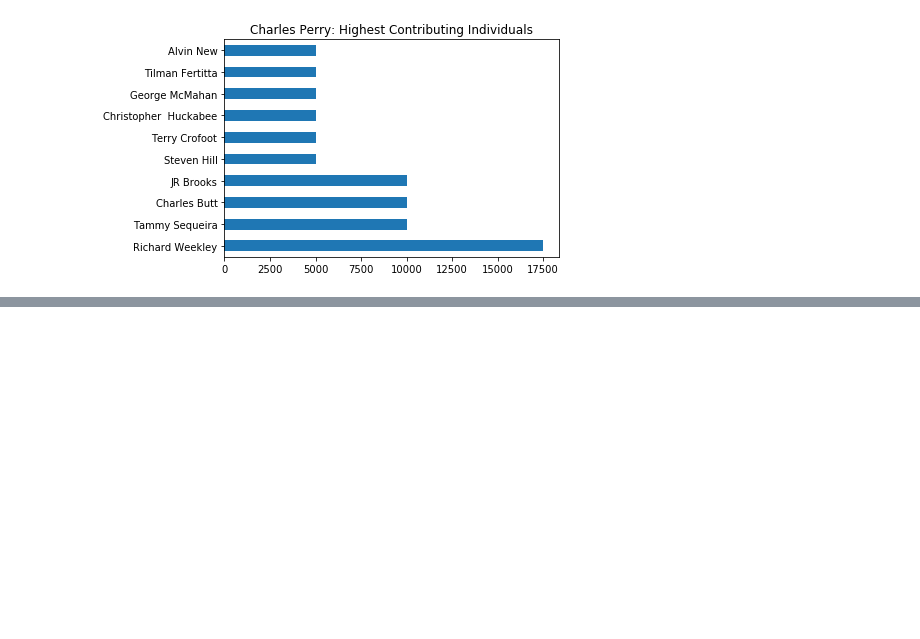
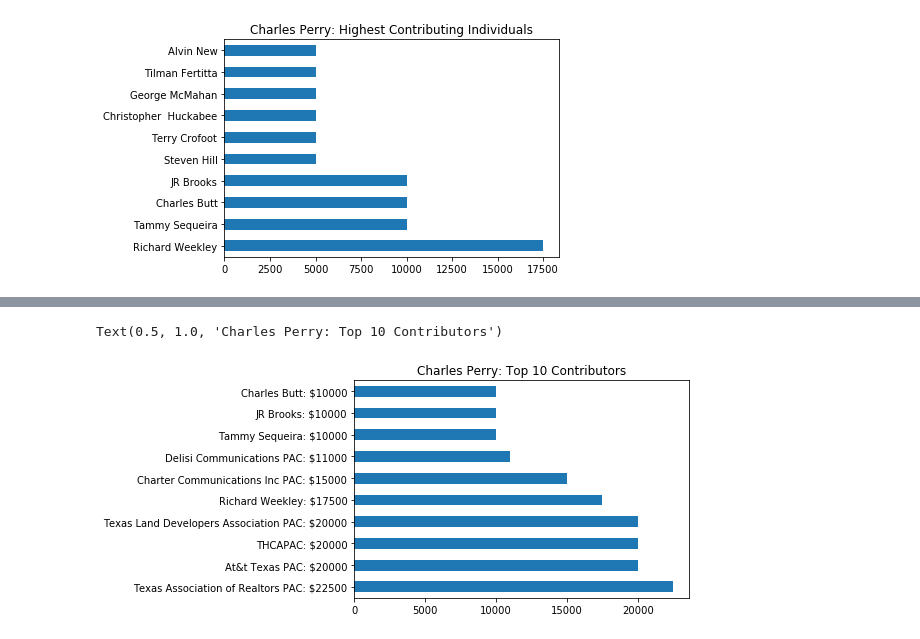
Before and after one commit to nemo-omen/datajourno-notebooks, a Jupyter notebook: Texas-2020--filers.ipynb, the cells around one changed output, grey strips where cells are left out. Cells and saved outputs as stored; diff of their text form; code cells hidden in the pictures; blank space fills up the shorter version.

Commit message:
I made a chart! With real election data!

```diff
--- a/Texas-2020--filers.ipynb
+++ b/Texas-2020--filers.ipynb
@@ -116,3 +118,11 @@ individual_chart.set_title('Charles Perry: Highest Contributing Individuals')
 # %% [output]
 Text(0.5, 1.0, 'Charles Perry: Highest Contributing Individuals')
 [figure]
+# %%
+individual_contribs_grouped['name'] = individual_contribs_grouped['contributorNameFirst'].str.cat(individual_contribs_grouped['contributorNameLast'], sep=' ')
+# %%
+org_contribs_grouped['name'] = org_contribs_grouped['contributorNameOrganization']
+# %%
+all_contribs = [individual_contribs_grouped.head(10), org_contribs_grouped.head(10)]
+# %%
+all_grouped = pd.concat(all_contribs, sort=False).sort_values('contributionAmount', ascending=False)
@@ -118,0 +149,7 @@ Text(0.5, 1.0, 'Charles Perry: Highest Contributing Individuals')
+# %%
+all_chart = all_grouped.head(10).contributionAmount.plot.barh()
+all_chart.set_yticklabels(all_grouped.name + ': $' + all_grouped.contributionAmount.astype(int).astype(str))
+all_chart.set_title('Charles Perry: Top 10 Contributors')
+# %% [output]
+Text(0.5, 1.0, 'Charles Perry: Top 10 Contributors')
+[figure, added]
```
Also changed, not shown: parts of 3 cells of this notebook.
